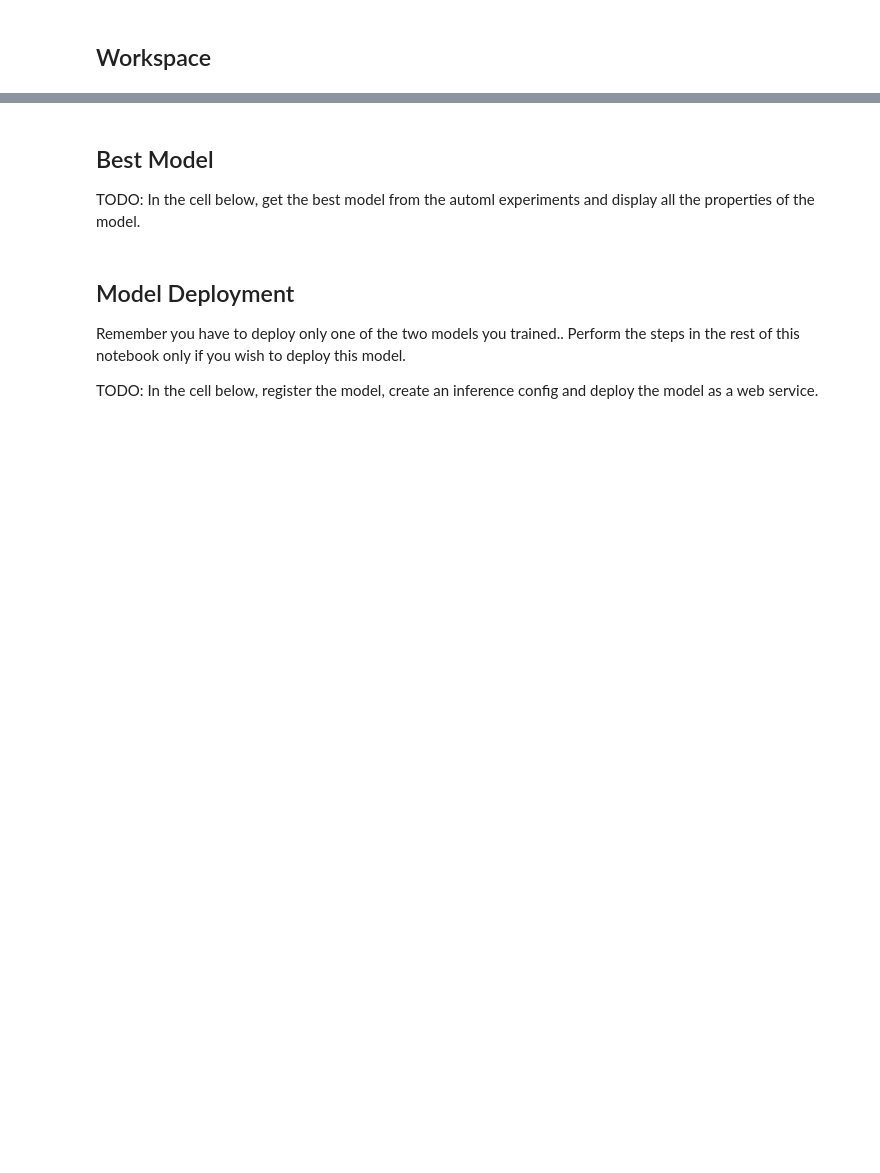
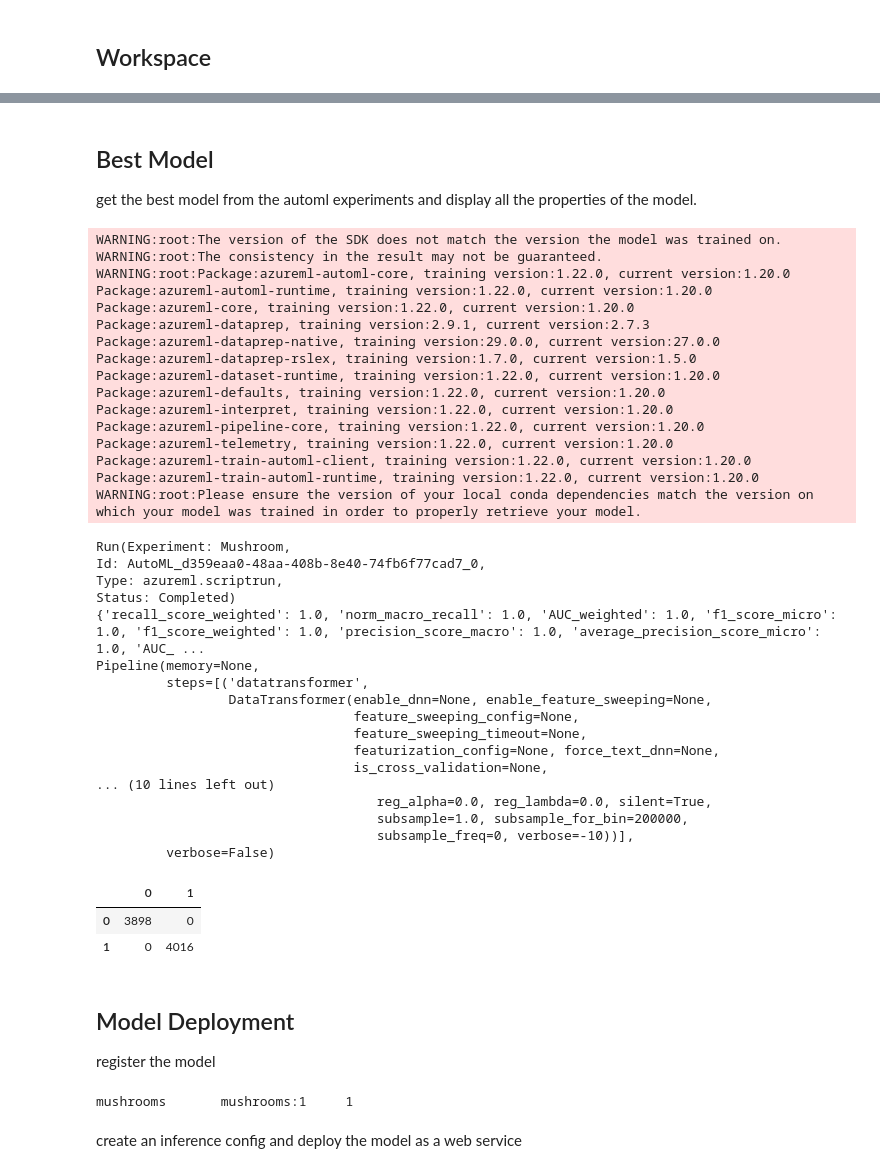
Before and after one commit to mixmasteru/MLEND-capstone, a Jupyter notebook: automl.ipynb, the cells around one changed output, grey strips where cells are left out. Cells and saved outputs as stored; diff of their text form; code cells hidden in the pictures; blank space fills up the shorter version.

Commit message:
final version

```diff
--- a/automl.ipynb
+++ b/automl.ipynb
@@ -124,0 +133,4 @@ TODO: In the cell below, use the `RunDetails` widget to show the different exper
+# %%
+remote_run = experiment.submit(automl_config)
+RunDetails(remote_run).show()
+remote_run.wait_for_completion(show_output=True)
@@ -125,10 +174,59 @@ TODO: In the cell below, use the `RunDetails` widget to show the different exper
 # %% [markdown]
 ## Best Model
 
-TODO: In the cell below, get the best model from the automl experiments and display all the properties of the model.
+get the best model from the automl experiments and display all the properties of the model.
 # %%
 # Retrieve best model from Run
 best_run, best_model = remote_run.get_output()
 print(best_run)
 print(best_run.get_metrics())
+print(best_model)
+#Save the best model
 joblib.dump(best_model, 'outputs/automl_model.joblib')
+
+best_model = joblib.load("./outputs/automl_model.joblib")
+df_test = dataset.to_pandas_dataframe()
+X_test, y_test = clean_data(df_test)
+
+ypred = best_model.predict(X_test)
+cm = confusion_matrix(y_test, ypred)
+
+# Visualize the confusion matrix
+pd.DataFrame(cm).style.background_gradient(cmap='Blues', low=0, high=0.9)
+# %% [output]
+WARNING:root:The version of the SDK does not match the version the model was trained on.
+WARNING:root:The consistency in the result may not be guaranteed.
+WARNING:root:Package:azureml-automl-core, training version:1.22.0, current version:1.20.0
+Package:azureml-automl-runtime, training version:1.22.0, current version:1.20.0
+Package:azureml-core, training version:1.22.0, current version:1.20.0
+Package:azureml-dataprep, training version:2.9.1, current version:2.7.3
+Package:azureml-dataprep-native, training version:29.0.0, current version:27.0.0
+Package:azureml-dataprep-rslex, training version:1.7.0, current version:1.5.0
+Package:azureml-dataset-runtime, training version:1.22.0, current version:1.20.0
+Package:azureml-defaults, training version:1.22.0, current version:1.20.0
+Package:azureml-interpret, training version:1.22.0, current version:1.20.0
+Package:azureml-pipeline-core, training version:1.22.0, current version:1.20.0
+Package:azureml-telemetry, training version:1.22.0, current version:1.20.0
+Package:azureml-train-automl-client, training version:1.22.0, current version:1.20.0
+Package:azureml-train-automl-runtime, training version:1.22.0, current version:1.20.0
+WARNING:root:Please ensure the version of your local conda dependencies match the version on which your model was trained in order to properly retrieve your model.
+Run(Experiment: Mushroom,
+Id: AutoML_d359eaa0-48aa-408b-8e40-74fb6f77cad7_0,
+Type: azureml.scriptrun,
+Status: Completed)
+{'recall_score_weighted': 1.0, 'norm_macro_recall': 1.0, 'AUC_weighted': 1.0, 'f1_score_micro': 1.0, 'f1_score_weighted': 1.0, 'precision_score_macro': 1.0, 'average_precision_score_micro': 1.0, 'AUC_ ...
+Pipeline(memory=None,
+         steps=[('datatransformer',
+                 DataTransformer(enable_dnn=None, enable_feature_sweeping=None,
+                                 feature_sweeping_config=None,
+                                 feature_sweeping_timeout=None,
+                                 featurization_config=None, force_text_dnn=None,
+                                 is_cross_validation=None,
+... (10 lines left out)
+                                    reg_alpha=0.0, reg_lambda=0.0, silent=True,
+                                    subsample=1.0, subsample_for_bin=200000,
+                                    subsample_freq=0, verbose=-10))],
+         verbose=False)
+|  | 0 | 1 |
+| 0 | 3898 | 0 |
+| 1 | 0 | 4016 |
@@ -137,6 +233,13 @@ joblib.dump(best_model, 'outputs/automl_model.joblib')
-# %% [markdown]
-## Model Deployment
-
-Remember you have to deploy only one of the two models you trained.. Perform the steps in the rest of this notebook only if you wish to deploy this model.
-
-TODO: In the cell below, register the model, create an inference config and deploy the model as a web service.
+# %% [markdown]
+## Model Deployment
+register the model
+# %%
+# Register model
+model = best_run.register_model(model_name='mushrooms',
+                           tags={'typ': 'voting'},
+                           model_path='outputs/model.pkl')
+print(model.name, model.id, model.version, sep='\t')
+# %% [output]
+mushrooms       mushrooms:1     1
+# %% [markdown]
+create an inference config and deploy the model as a web service
```
Also changed, not shown: parts of 20 cells of this notebook, 4 other files.
